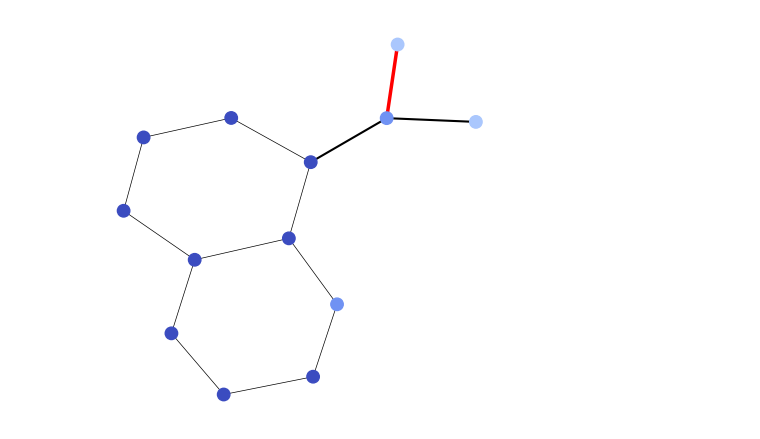
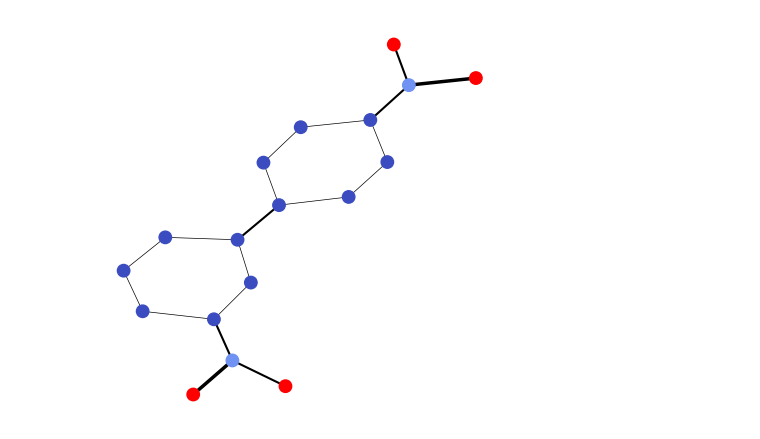
Before and after one commit to congrendai/MSc_Individual_Project, a Jupyter notebook: model.ipynb, the cells around one changed output. Saved outputs shown, nothing was run; the diff lists cells and outputs as text; code cells hidden in the pictures.

```diff
--- a/model.ipynb
+++ b/model.ipynb
@@ -2,5 +2,5 @@
 from kervis.utils import Model
 from kervis.kernels import VertexHistogram, EdgeHistogram, ShortestPath, Graphlet, WeisfeilerLehman
 # %%
-SP = Model("MUTAG", EdgeHistogram, "SVM")
+SP = Model("MUTAG", VertexHistogram, "SVM")
 # %%
@@ -33,4 +10,4 @@ features
 # %%
-SP.highlight_features(1, 2)
+SP.highlight_features(20, 2)
 # %% [output]
-[figure, old version]
+[figure, new version]
```
Also changed, not shown: parts of 4 cells of this notebook, 2 other files.
